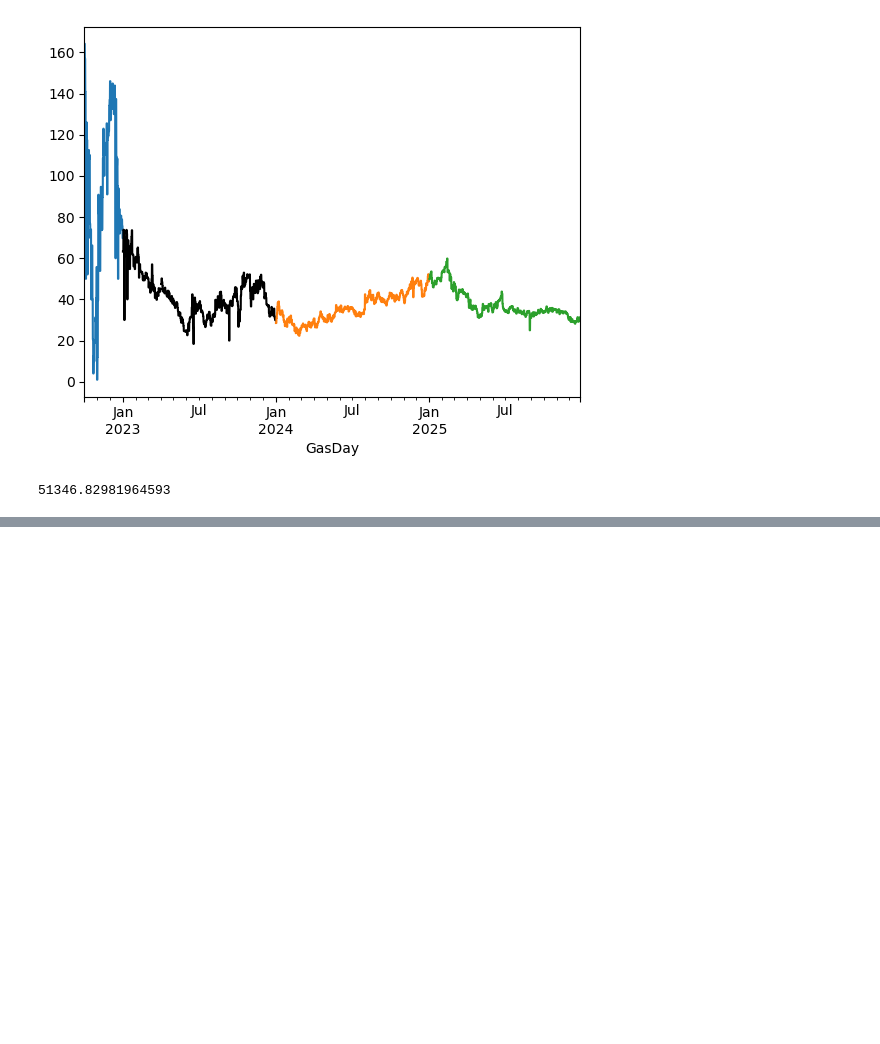
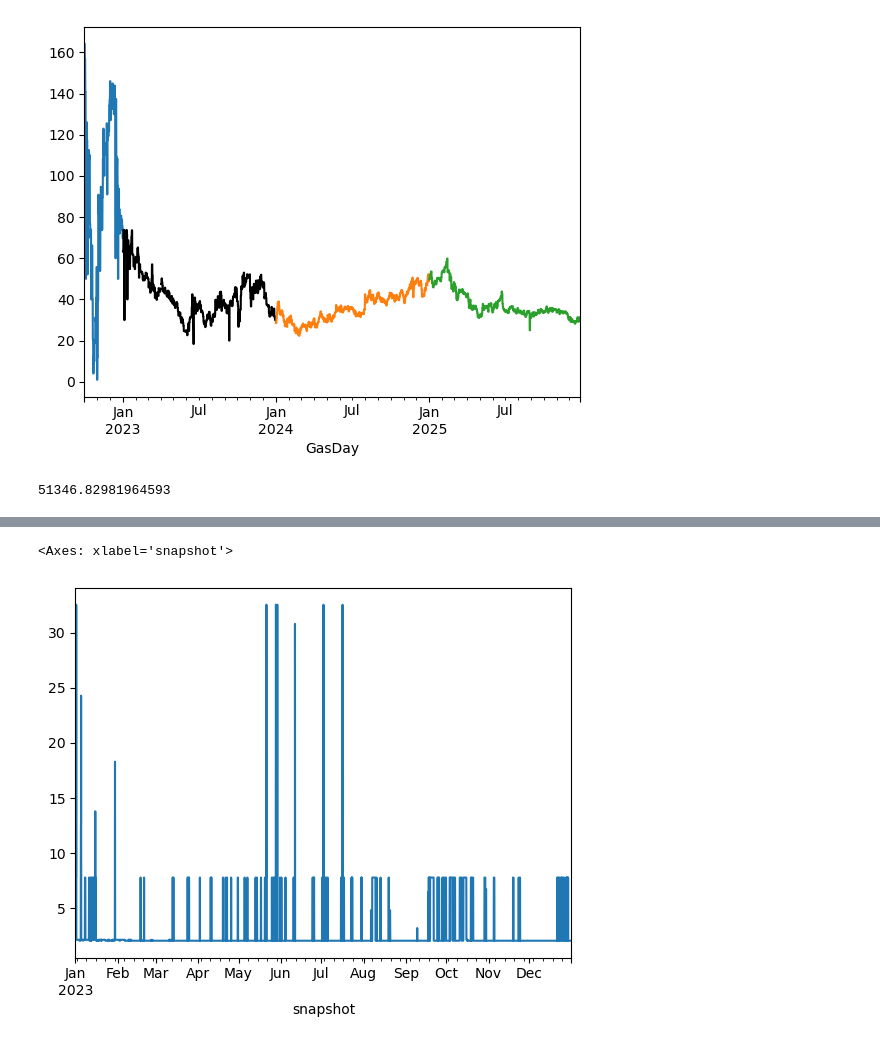
Before and after one commit to pulio12/Msc_Thesis_Greenlab_Skive, a Jupyter notebook: Test_File3.ipynb, the cells around one changed output, grey strips where cells are left out. Cells and saved outputs as stored; diff of their text form; code cells hidden in the pictures; blank space fills up the shorter version.

```diff
--- a/Test_File3.ipynb
+++ b/Test_File3.ipynb
@@ -578,5 +671,5 @@ def add_skive_generators(n):
 # %%
-def add_grid(n, p_import, p_export):
+def add_grid(n, price_import, price_export):
     #------ IMPORTS ----------------------------
     n.add("Generator", "Grid_Generator",
           bus="Grid_Import",
@@ -595,7 +688,7 @@ def add_grid(n, p_import, p_export):
           p_min_pu=0,
           p_max_pu=1.0,
           carrier="electricity",
-          marginal_cost=price_import23)
+          marginal_cost=price_import)
 
     #------- EXPORTS -----------------------
     n.add("Store", "Grid_Store",
@@ -614,18 +707,7 @@ def add_grid(n, p_import, p_export):
           p_min_pu=0,
           p_max_pu=1.0,
           carrier="electricity",
-          marginal_cost=price_export23)
-#--------------------------------
-    # PPA link
-    n.add("Link", "PPA",
-          bus0="EuroWind",
-          bus1="Greenlab",
-          p_nom_extendable=True,
-          efficiency=0.97,
-          p_min_pu=0,
-          p_max_pu=1.0,
-          carrier="electricity",
-          marginal_cost=p_export)
+          marginal_cost=price_export)
 # %%
 # Assuming that EuroWind will do all the balancing and Ancillarly Services and
 
@@ -763,14 +845,14 @@ def add_SkyClean(n,CO2tax):
 def add_el_load(n,p_el):
     "Adding the Localised Demand in Greenlab Skive";
     n.add("Load",  "Skive_el_Load",
-        bus="B1",
+        bus="Greenlab",
         p_set= p_el,
         carrier = "electricity") #MWh
 # %%
-def build_network(P_el,P_heat,CO2_tax1, CO2_tax2,p_import,p_export,year = "2023"):
+def build_network(P_el,P_heat,CO2_tax1, CO2_tax2,p_import,p_export):
 
     n = pypsa.Network()
-    hours = get_time_period('2023-01-01 00:00Z', '2023-12-30 22:00Z', freq = "h")
+    hours = get_time_period('2023-01-01 00:00Z', '2023-12-31 23:00Z', freq = "h")
     n.set_snapshots(hours)
 
     add_carriers(n)
@@ -780,8 +862,8 @@ def build_network(P_el,P_heat,CO2_tax1, CO2_tax2,p_import,p_export,year = "2023"
     n.add("Bus", "Grid_Import", carrier = "electricity")
     n.add("Bus", "Grid_Export", carrier = "electricity")
 
+    n.add("Bus", "Heat_Exchanger_Bus", carrier = "heat")
     n.add("Bus","TES_Rondo", carrier = "heat")
-    n.add("Bus", "Heat_Exhanger_Bus", carrier = "heat")
     n.add("Bus", "Heat_MT", carrier = "heat")
 
     n.add("Bus", "NG", carrier = "gas")
@@ -789,9 +871,25 @@ def build_network(P_el,P_heat,CO2_tax1, CO2_tax2,p_import,p_export,year = "2023"
     n.add("Bus", "biochar", carrier="CO2")
     n.add("Bus", "biochar sequestration", carrier="CO2")
 
+
+    add_battery(n,P_nom = 22, max_t = 4, cyclic_operation = True)
+    add_skive_generators(n, p_PPA  = 90)
+    add_grid(n,p_import,p_export)
+
     add_el_load(n,P_el)
     add_heat_load(n,P_heat)
 
+
+    add_TES_rondo(n,e_nom_store = 100, p_nom_charge= 24,p_nom_discharge = 7)
+    add_heat_exchanger(n)
     add_electric_boiler(n)
     add_NG_boiler(n,CO2_tax1)
     add_SkyClean(n,CO2_tax2)
+
+    print(n.consistency_check())
+    # 3. Optimize and return the actual network object 'n'
+    status = n.optimize(solver_name="gurobi")
+
+    return n
+# %%
+n = build_network(P_el = 2,P_heat = 5, CO2_tax1 = 80, CO2_tax2 = 80,p_import=price_import23 ,p_export=price_export23)
@@ -797,0 +929,5 @@ def build_network(P_el,P_heat,CO2_tax1, CO2_tax2,p_import,p_export,year = "2023"
+# %%
+n.links_t.p0["PPA"].plot()
+# %% [output]
+<Axes: xlabel='snapshot'>
+[figure, added]
```
Also changed, not shown: parts of 27 cells of this notebook.
